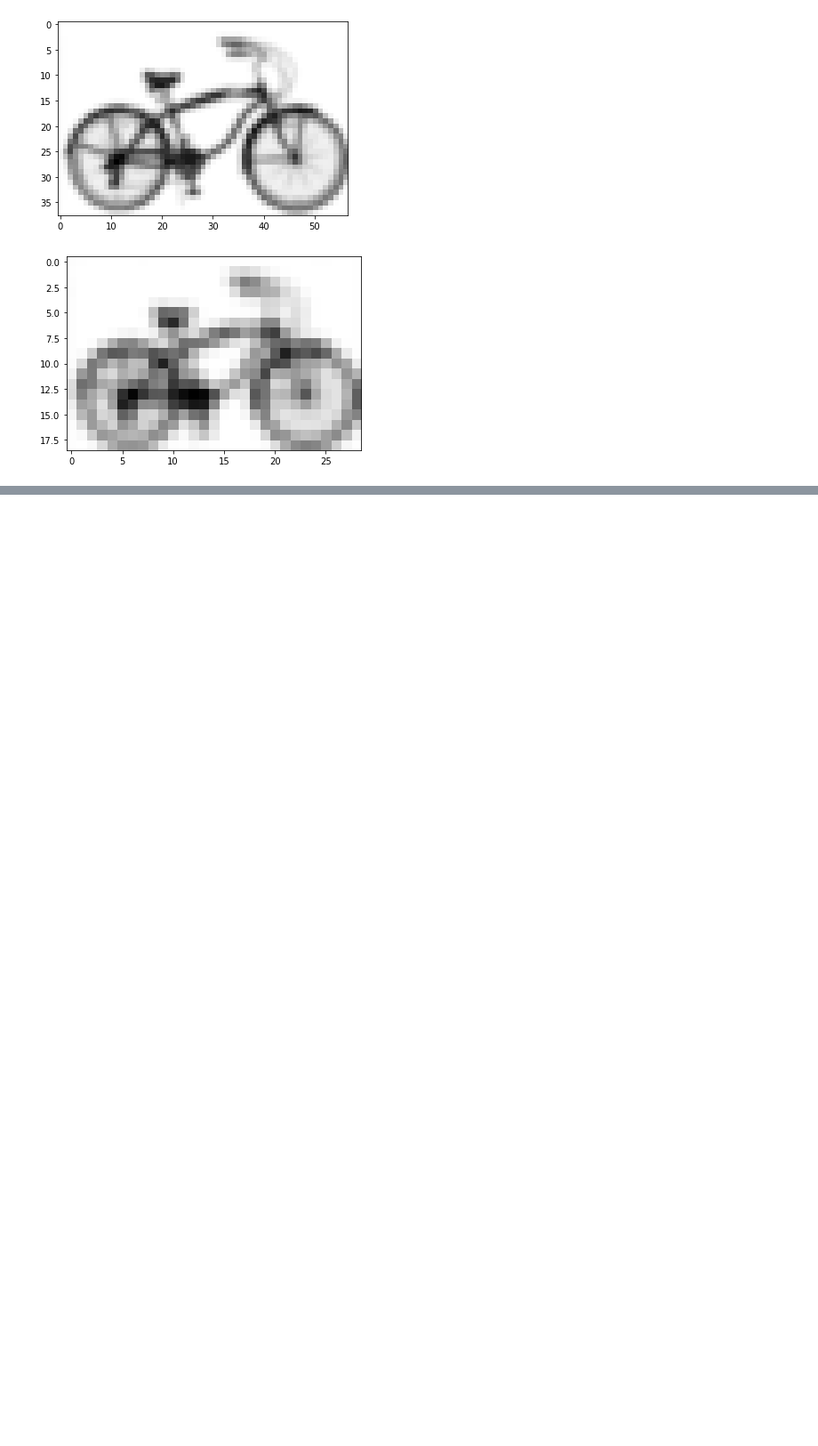
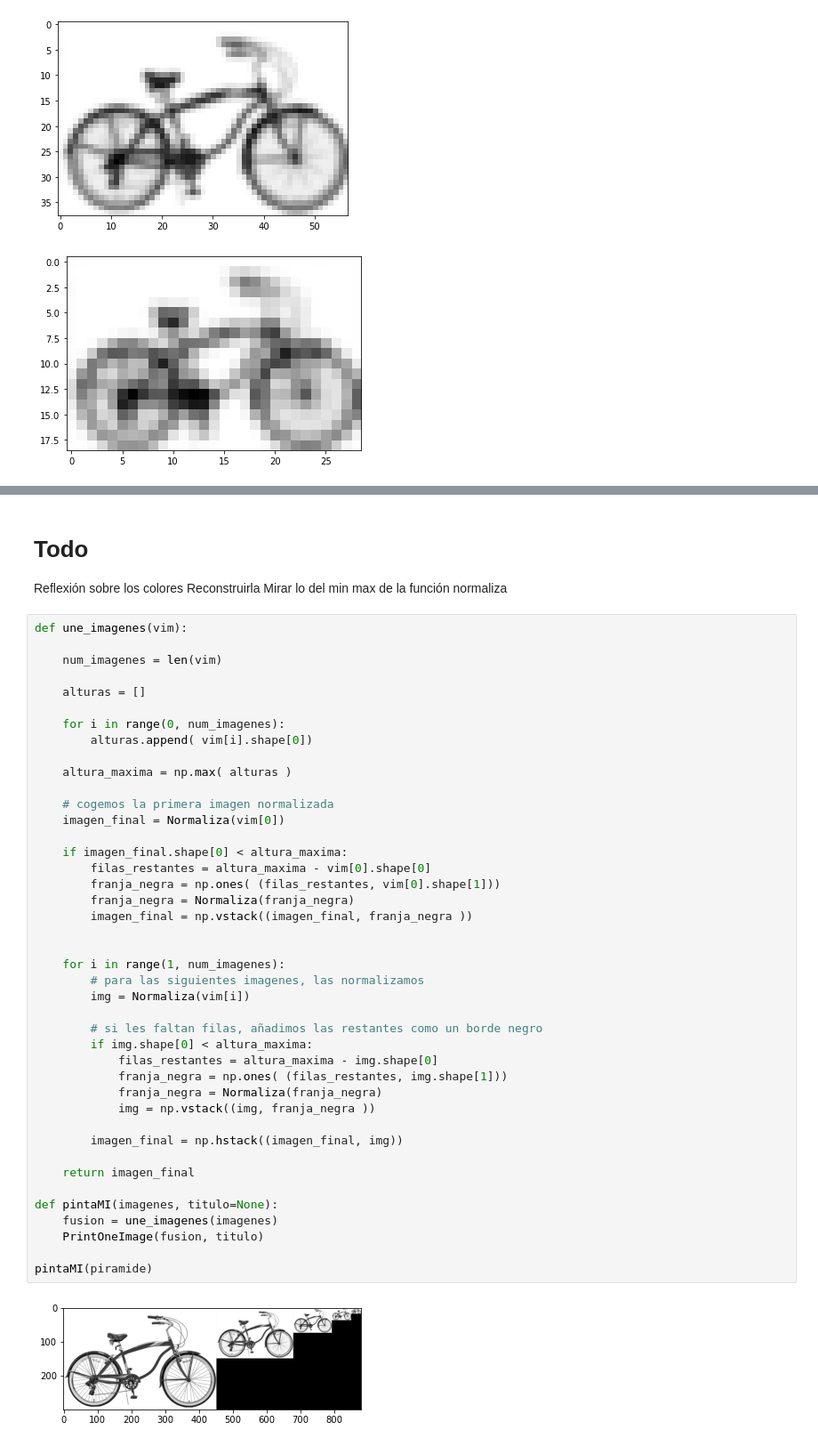
Before and after one commit to BlancaCC/Computer-vision, a Jupyter notebook: practica_1/practica_1.ipynb, the cells around one changed output, grey strips where cells are left out. Shown at 89% size. Drawn from its saved outputs; the diff is of its cells as text; blank space fills up the shorter version.

```diff
--- a/practica_1/practica_1.ipynb
+++ b/practica_1/practica_1.ipynb
@@ -945,0 +998,50 @@ for i in piramide:
+# %% [markdown]
+# Todo
+
+Reflexión sobre los colores
+Reconstruirla
+Mirar lo del min max de la función normaliza
+# %%
+def une_imagenes(vim):
+
+    num_imagenes = len(vim)
+
+    alturas = []
+
+    for i in range(0, num_imagenes):
+        alturas.append( vim[i].shape[0])
+
+    altura_maxima = np.max( alturas )
+
+    # cogemos la primera imagen normalizada
+    imagen_final = Normaliza(vim[0])
+
+    if imagen_final.shape[0] < altura_maxima:
+        filas_restantes = altura_maxima - vim[0].shape[0]
+        franja_negra = np.ones( (filas_restantes, vim[0].shape[1]))
+        franja_negra = Normaliza(franja_negra)
+        imagen_final = np.vstack((imagen_final, franja_negra ))
+
+
+    for i in range(1, num_imagenes):
+        # para las siguientes imagenes, las normalizamos
+        img = Normaliza(vim[i])
+
+        # si les faltan filas, añadimos las restantes como un borde negro
+        if img.shape[0] < altura_maxima:
+            filas_restantes = altura_maxima - img.shape[0]
+            franja_negra = np.ones( (filas_restantes, img.shape[1]))
+            franja_negra = Normaliza(franja_negra)
+            img = np.vstack((img, franja_negra ))
+
+        imagen_final = np.hstack((imagen_final, img))
+
+    return imagen_final
+
+def pintaMI(imagenes, titulo=None):
+    fusion = une_imagenes(imagenes)
+    PrintOneImage(fusion, titulo)
+
+pintaMI(piramide)
+# %% [output]
+[figure, added]
```
Also changed, not shown: parts of 2 cells of this notebook.
